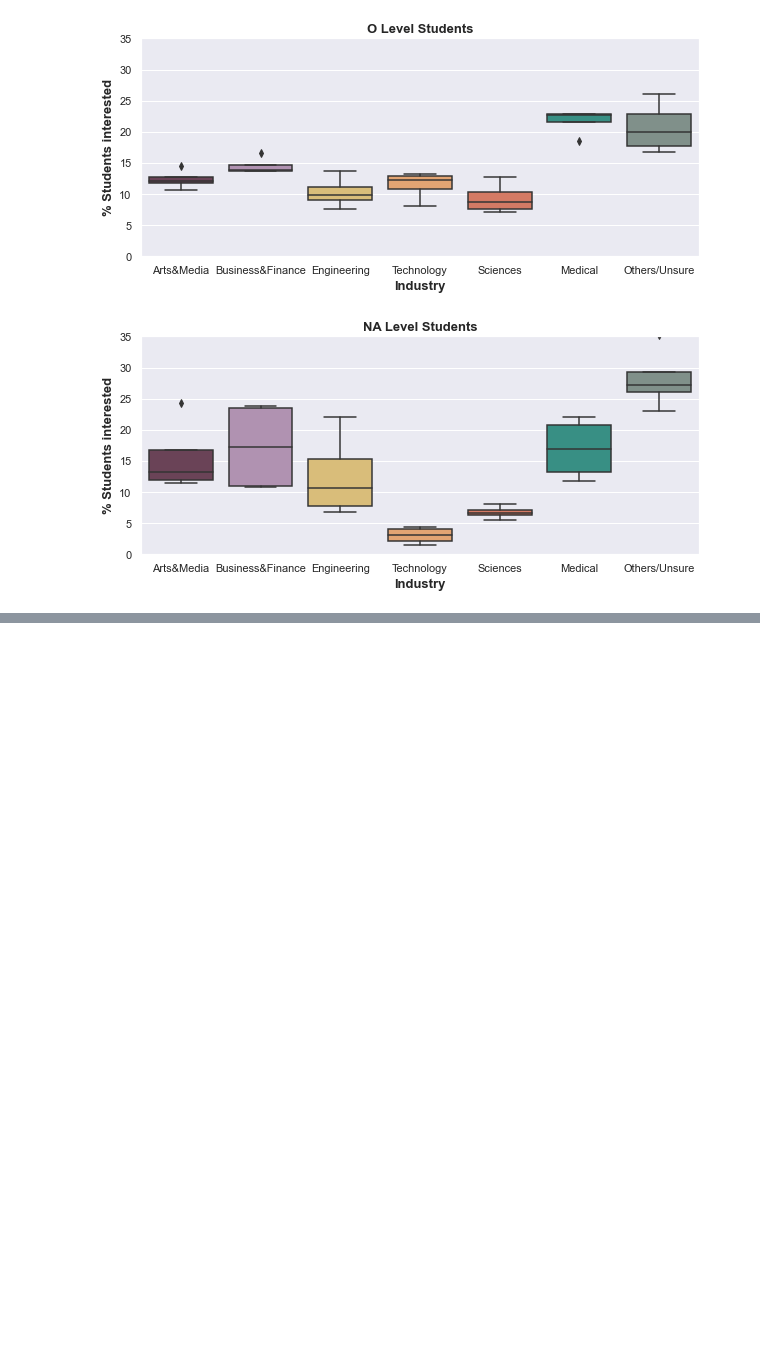
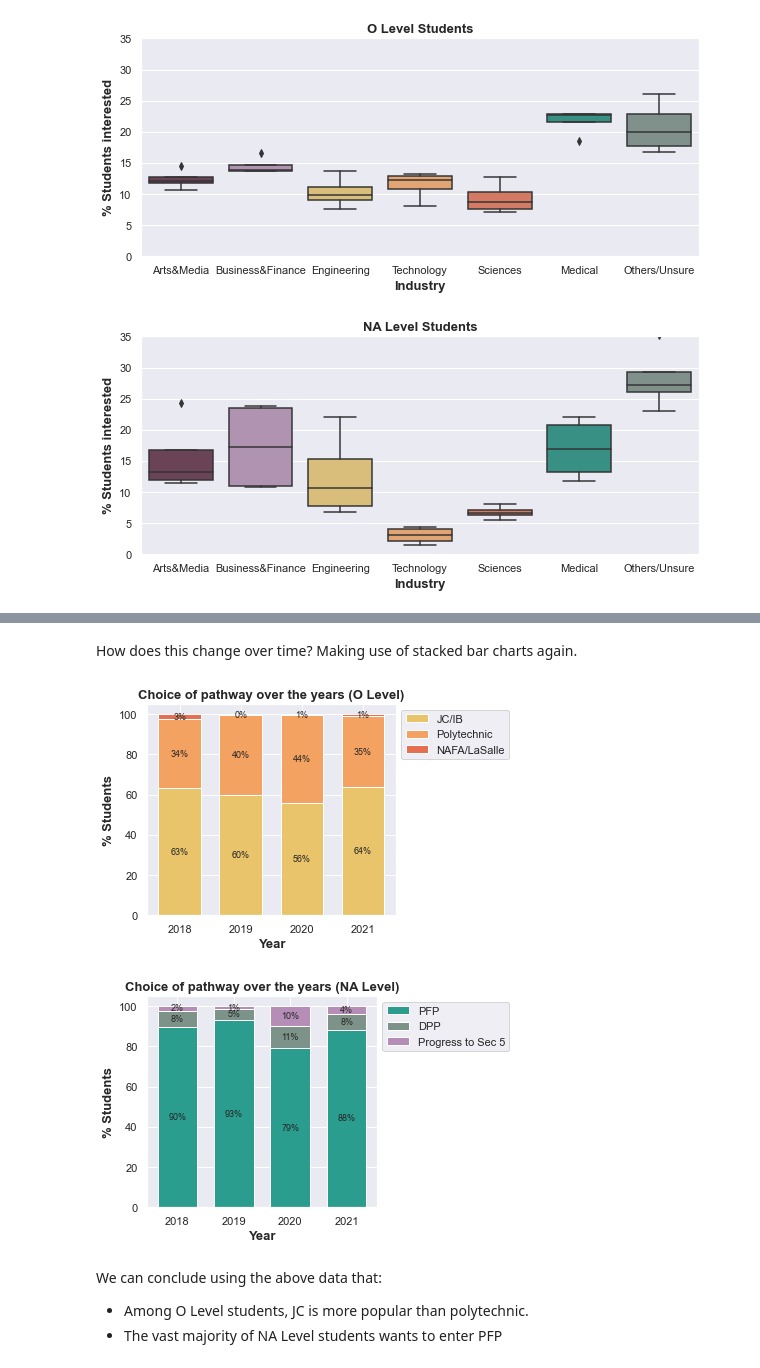
Before and after one commit to ShawnLJW/Career-Survey-Classification, a Jupyter notebook: EDA.ipynb, the cells around one changed output, grey strips where cells are left out. Saved outputs shown, nothing was run; the diff lists cells and outputs as text; code cells hidden in the pictures; blank space fills up the shorter version.

```diff
--- a/EDA.ipynb
+++ b/EDA.ipynb
@@ -113,0 +147,49 @@ drawBoxPlot(naPctages,2,'NA Level Students')
+# %% [markdown]
+How does this change over time? Making use of stacked bar charts again.
+# %%
+# Calculating the percentages
+def calcPath(pctages,years,data):
+    years.append(int(sheet[-4:]))
+    count = Counter(data['Pathway'])
+    total = sum(count.values())
+    for path, population in count.most_common():
+        pct = population / total * 100
+        pctages[path].append(pct)
+    return pctages, years
+
+oPaths = ['JC/IB','Polytechnic','NAFA/LaSalle']
+naPaths = ['PFP','DPP','Progress to Sec 5']
+oPctages = {i:[] for i in oPaths}
+oYears = []
+naPctages = {i:[] for i in naPaths}
+naYears = []
+for sheet, data in workbook.items():
+    if sheet.startswith('O'):
+        calcPath(oPctages,oYears,data)
+    else:
+        calcPath(naPctages,naYears,data)
+
+# Visualising percentages with a graph
+def drawStackedBar(years,pctages,title,i,items,paltte):
+    plt.figure(i)
+    startHeight = [0]*len(years)
+    for i,path in enumerate(items):
+        bars = plt.bar(years,pctages[path],label=path,bottom=startHeight,color=paltte[i],width=0.7,tick_label=years)
+        startHeight = np.add(startHeight,pctages[path])
+        for i,rect in enumerate(bars):
+            height = rect.get_height()
+            plt.text(rect.get_x() + rect.get_width() / 2.,startHeight[i]-(height/2), f'{height:.0f}%', ha="center", va="center", fontsize=9)
+    plt.legend(loc='upper left',bbox_to_anchor=(1,1))
+    plt.ylabel('% Students',fontdict=labelFont)
+    plt.xlabel('Year',fontdict=labelFont)
+    plt.title(title,fontdict=labelFont)
+    plt.tight_layout()
+drawStackedBar(oYears,oPctages,'Choice of pathway over the years (O Level)',9,oPaths,colours[2:5])
+drawStackedBar(naYears,naPctages,'Choice of pathway over the years (NA Level)',10,naPaths,colours[-2:] + [colours[1]])
+# %% [output]
+[figure, added]
+[figure, added]
+# %% [markdown]
+We can conclude using the above data that:
+- Among O Level students, JC is more popular than polytechnic.
+- The vast majority of NA Level students wants to enter PFP
```
Also changed, not shown: parts of 8 cells of this notebook.
